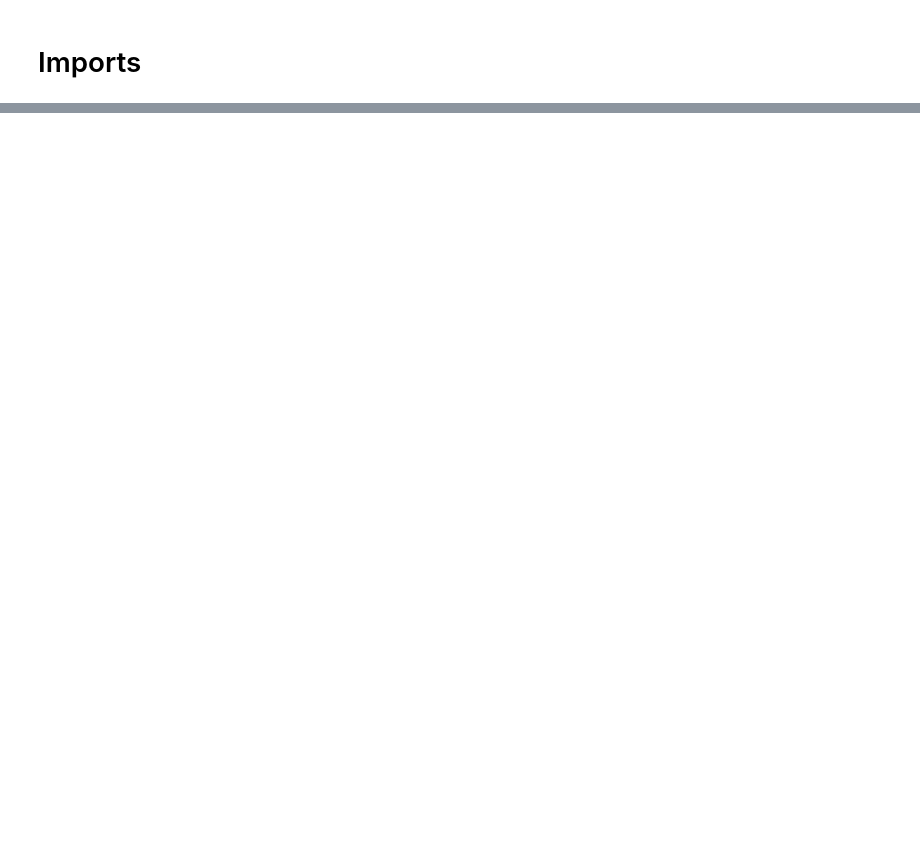
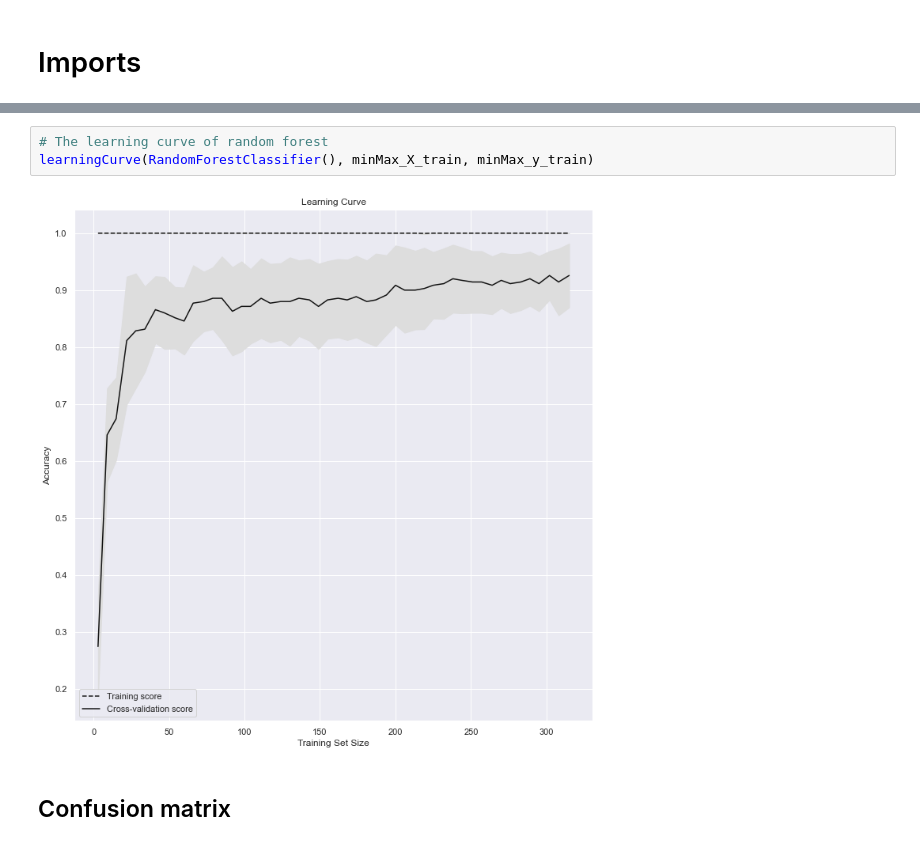
Before and after one commit to pratyush1611/GEO5017_Assignments, a Jupyter notebook: Asg2_Classification/asg02.ipynb, the cells around one changed output, grey strips where cells are left out. Saved outputs shown, nothing was run; the diff lists cells and outputs as text; blank space fills up the shorter version.

```diff
--- a/Asg2_Classification/asg02.ipynb
+++ b/Asg2_Classification/asg02.ipynb
@@ -194,0 +317,7 @@ predictionAccuracyChecker( predList , minMax_y_test)
+# %%
+# The learning curve of random forest
+learningCurve(RandomForestClassifier(), minMax_X_train, minMax_y_train)
+# %% [output]
+[figure, added]
+# %% [markdown]
+## Confusion matrix
```
Also changed, not shown: parts of 34 cells of this notebook.
